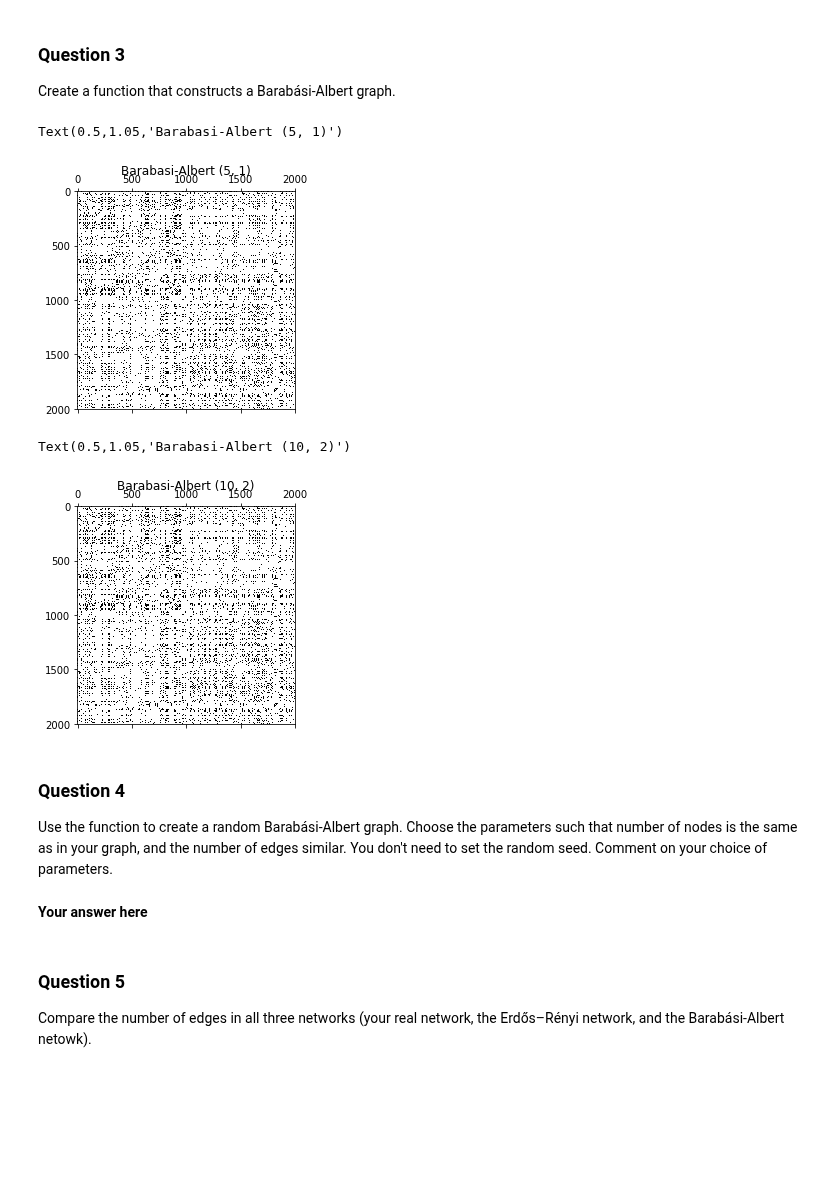
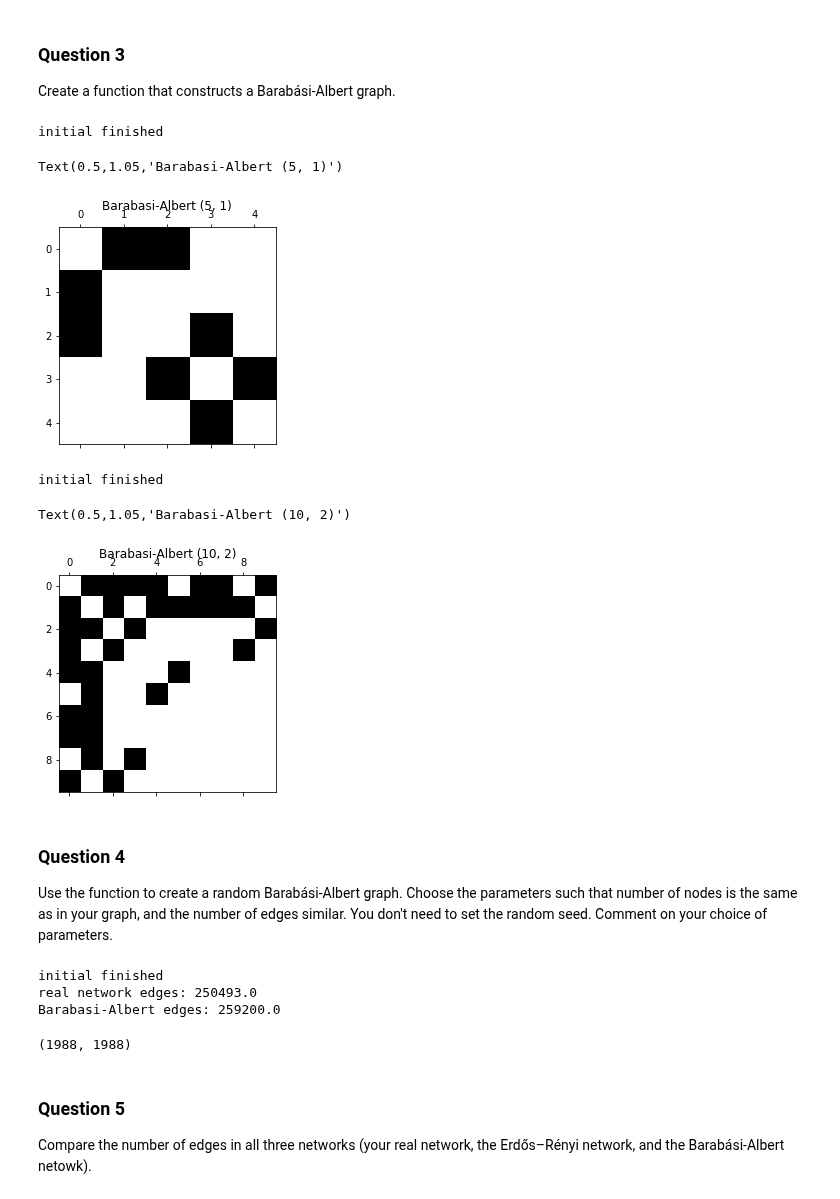
Before and after one commit to TTimTT/NTDS_Project, a Jupyter notebook: milestones_2/tim_network_models.ipynb, the cells around one changed output. Cells and saved outputs as stored; diff of their text form; code cells hidden in the pictures; blank space fills up the shorter version.

```diff
--- a/milestones_2/tim_network_models.ipynb
+++ b/milestones_2/tim_network_models.ipynb
@@ -186,25 +188,3 @@ sum(sum(remove_isolated_nodes(adjacency) -  remove_isolated_nodes2(adjacency)))
 ### Question 3
 
 Create a function that constructs a Barabási-Albert graph.
-# %%
-def barabasi_albert(n, m, seed=None):
-    """Create an instance from the Barabasi-Albert graph model.
-
-    Parameters
-    ----------
-    n: int
-        Size of the graph.
-    m: int
-        Number of edges to attach from a new node to existing nodes.
-    seed: int (optional)
-        Seed for the random number generator. To get reproducible results.
-
-    Returns
-    -------
-    adjacency
-        The adjacency matrix of a graph.
-    """
-
-    # Your code here.
-
-    return adjacency
@@ -211,17 +250,19 @@ def barabasi_albert(n, m, seed=None):
 # %%
-ba = barabasi_albert(5, 1, 9087)
+ba = barabasi_albert(5, 1, 2, 9087)
 plt.spy(ba)
 plt.title('Barabasi-Albert (5, 1)')
 # %% [output]
-Text(0.5,1.05,'Barabasi-Albert (5, 1)')
+initial finished
+Text(0.5,1.05,'Barabasi-Albert (5, 1)')
-[figure, old version]
+[figure, new version]
 # %%
-ba = barabasi_albert(10, 2, 8708)
+ba = barabasi_albert(10, 2, 3, 8708)
 plt.spy(ba)
 plt.title('Barabasi-Albert (10, 2)')
 # %% [output]
-Text(0.5,1.05,'Barabasi-Albert (10, 2)')
+initial finished
+Text(0.5,1.05,'Barabasi-Albert (10, 2)')
-[figure, old version]
+[figure, new version]
 # %% [markdown]
 ### Question 4
 
@@ -231,5 +270,15 @@ Use the function to create a random Barabási-Albert graph. Choose the parameter
-# %% [markdown]
-**Your answer here**
+# %%
+ba = barabasi_albert(1988, 135)
+n_edges_ba =  (sum(sum(ba)))/2 # the number of edges in the network
+print('real network edges:',n_edges,'\nBarabasi-Albert edges:',n_edges_ba)
+# %% [output]
+initial finished
+real network edges: 250493.0
+Barabasi-Albert edges: 259200.0
+# %%
+np.save('../data/fma_metadata/ba.npy',ba)
+# %% [output]
+(1988, 1988)
 # %% [markdown]
 ### Question 5
 
```
Also changed, not shown: parts of 9 cells of this notebook.
